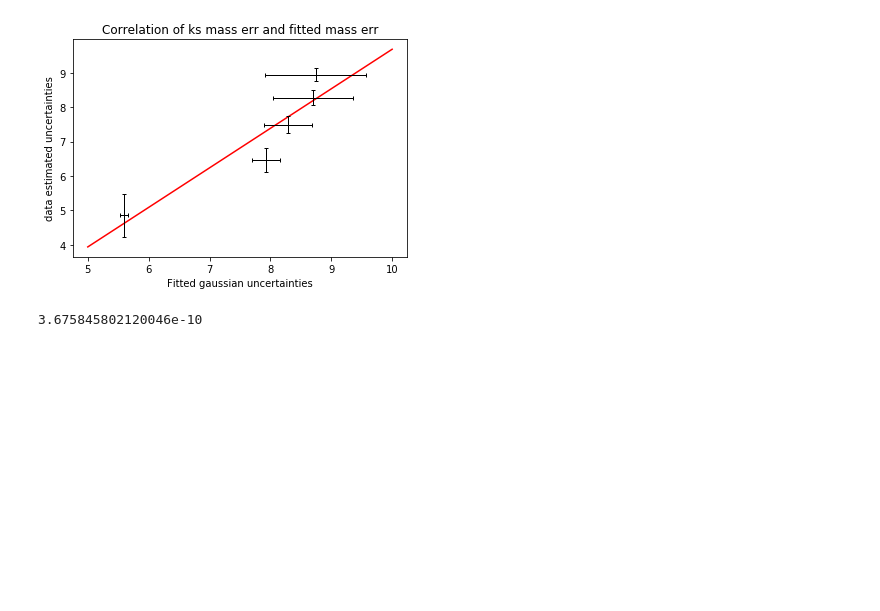
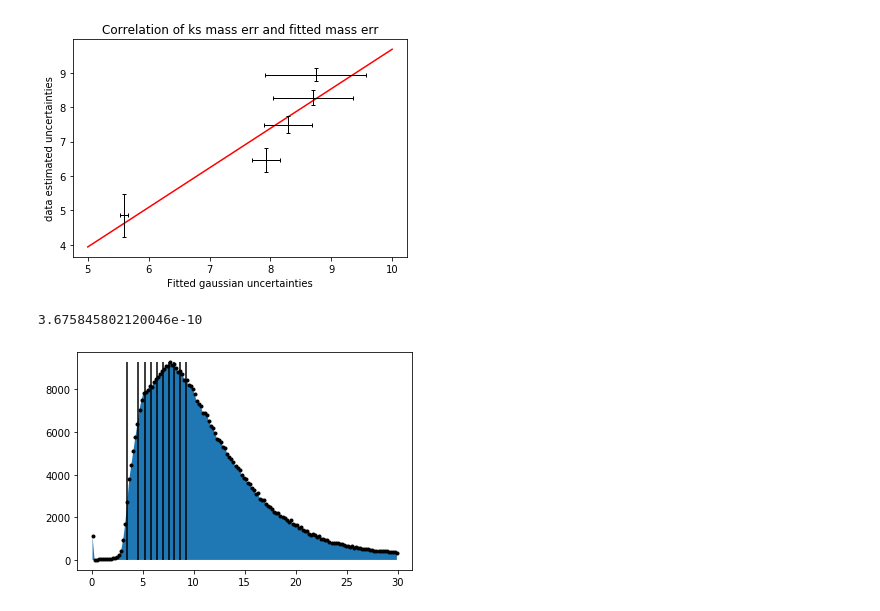
Before and after one commit to Vinther901/PUK, a Jupyter notebook: Mass_err.ipynb, the cells around one changed output. Drawn from its saved outputs; the diff is of its cells as text; code cells hidden in the pictures; blank space fills up the shorter version.

```diff
--- a/Mass_err.ipynb
+++ b/Mass_err.ipynb
@@ -114,3 +114,22 @@ from scipy.stats import chi2
 chi2.sf(M.fval, len(O_err) - len(M.args))
 # %% [output]
 3.675845802120046e-10
+# %%
+path = "data/mc15_13TeV.361203.Pythia8_A2_MSTW2008LO_ND_minbias.30062015_v0_per_0.root"
+file = uproot.open(path)
+mc = file['tree'].pandas.df(list_of_features+['trueLa'],entrystop = N)
+
+mc = mc.loc[(mc.v0_ks_mass > 400) & (mc.v0_ks_mass < 600)]
+# %%
+vals, binc, binw = hm.hist(mc.v0_ks_massErr,bins=150,range=(0,30))
+fig, ax = plt.subplots()
+ax.fill_between(binc,vals)
+ax.plot(binc,vals,'k.')
+
+tmp_err = mc.v0_ks_massErr.loc[(mc.v0_ks_massErr>=3.5)&(mc.v0_ks_massErr<=9.7)].sort_values().reset_index(drop=True)
+err_ranges = tmp_err[np.arange(0,len(tmp_err),25000)].to_numpy()#.append(pd.Series(25)).reset_index(drop=True)
+
+for loc in err_ranges:
+    ax.vlines(loc,0,max(vals))
+# %% [output]
+[figure, added]
```
Also changed, not shown: parts of 2 cells of this notebook.
